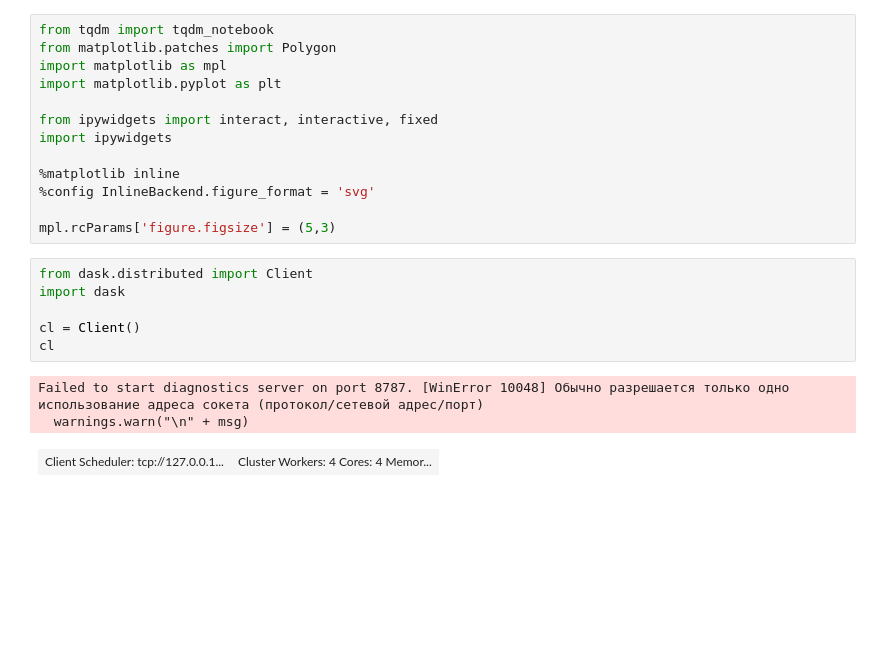
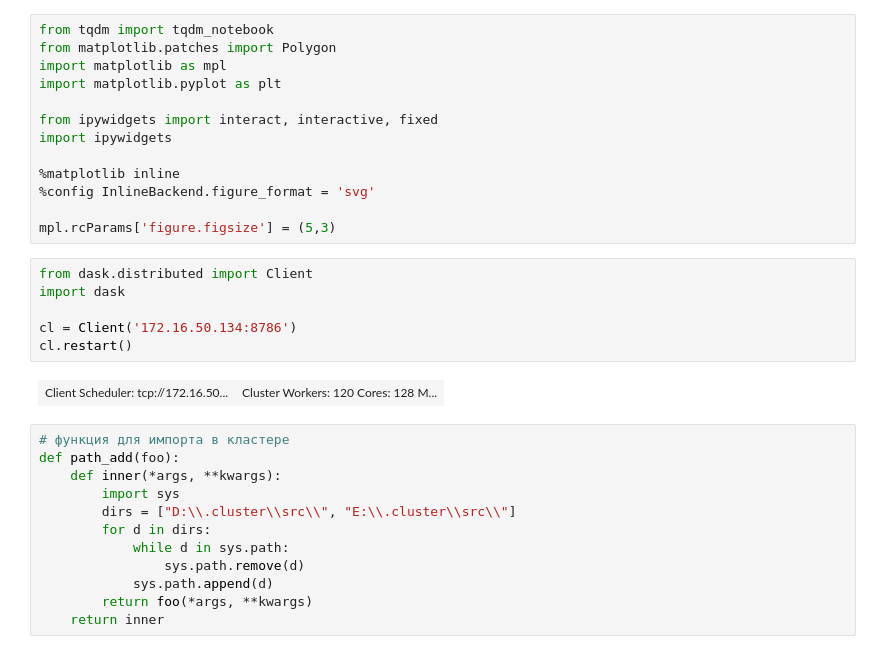
Before and after one commit to TovarnovM/pyKas, a Jupyter notebook: jupyters/полиэтилен 2/обезразмеренная гидро задача.ipynb, the cells around one changed output. Cells and saved outputs as stored; diff of their text form; blank space fills up the shorter version.

```diff
--- a/jupyters/полиэтилен 2/обезразмеренная гидро задача.ipynb
+++ b/jupyters/полиэтилен 2/обезразмеренная гидро задача.ipynb
@@ -30,11 +38,21 @@ mpl.rcParams['figure.figsize'] = (5,3)
 # %%
 from dask.distributed import Client
 import dask
 
-cl = Client()
-cl
+cl = Client('172.16.50.134:8786')
+cl.restart()
 # %% [output]
-Failed to start diagnostics server on port 8787. [WinError 10048] Обычно разрешается только одно использование адреса сокета (протокол/сетевой адрес/порт)
-  warnings.warn("\n" + msg)
-| Client Scheduler: tcp://127.0.0.1... | Cluster Workers: 4 Cores: 4 Memor... |
+| Client Scheduler: tcp://172.16.50... | Cluster Workers: 120 Cores: 128 M... |
+# %%
+# функция для импорта в кластере
+def path_add(foo):
+    def inner(*args, **kwargs):
+        import sys
+        dirs = ["D:\\.cluster\\src\\", "E:\\.cluster\\src\\"]
+        for d in dirs:
+            while d in sys.path:
+                sys.path.remove(d)
+            sys.path.append(d)
+        return foo(*args, **kwargs)
+    return inner
 # %%
```
Also changed, not shown: parts of 21 cells of this notebook, 8 other files.
